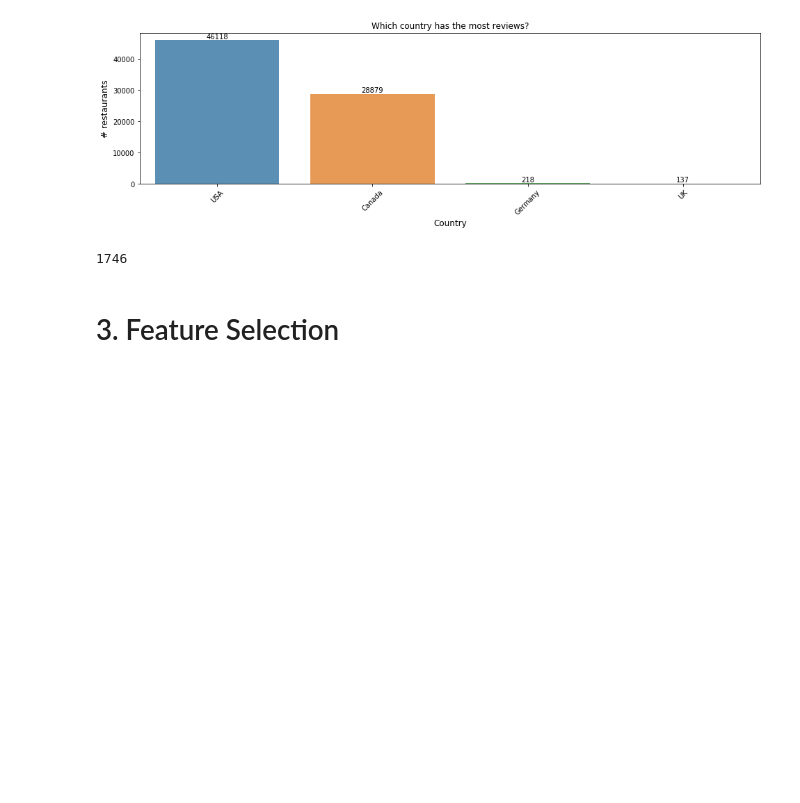
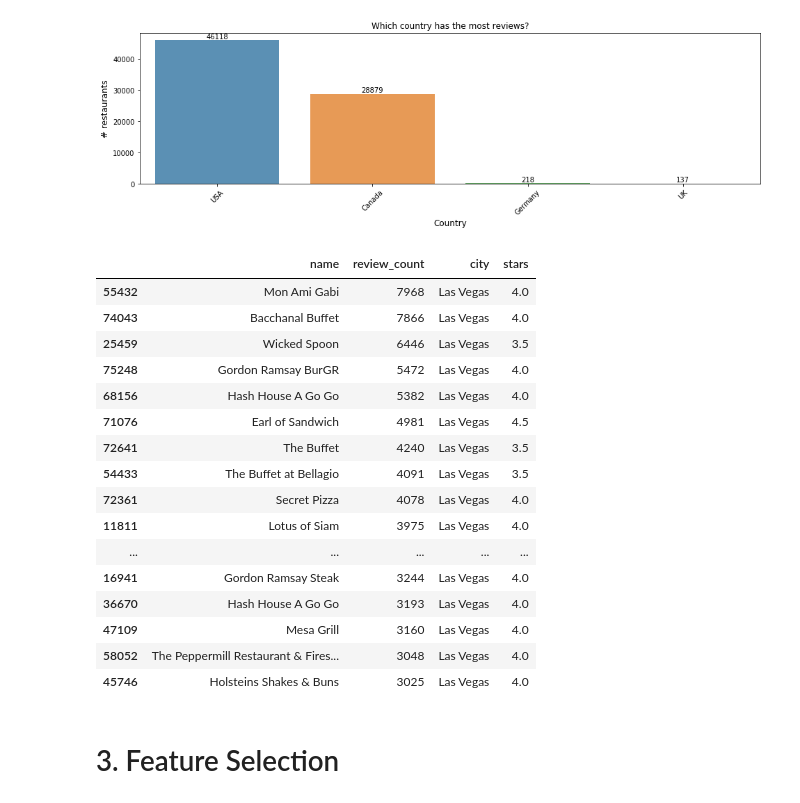
Before and after one commit to sahilarora93/Yelp_data_challenge, a Jupyter notebook: Final_Project_ML_Attributes.ipynb, the cells around one changed output. Drawn from its saved outputs; the diff is of its cells as text; code cells hidden in the pictures; blank space fills up the shorter version.

```diff
--- a/Final_Project_ML_Attributes.ipynb
+++ b/Final_Project_ML_Attributes.ipynb
@@ -255,10 +255,25 @@ plt.show()
 # %%
 # Top restaurants by number of reviews
 
-top_res = restaurants[restaurants['stars'] == 5.0]
-top_res.loc[top_res['review_count'].idxmax()]['review_count']
+restaurants[['name', 'review_count', 'city', 'stars']].sort_values(ascending=False, by="review_count")[0:20]
 # %% [output]
-1746
+|  | name | review_count | city | stars |
+| 55432 | Mon Ami Gabi | 7968 | Las Vegas | 4.0 |
+| 74043 | Bacchanal Buffet | 7866 | Las Vegas | 4.0 |
+| 25459 | Wicked Spoon | 6446 | Las Vegas | 3.5 |
+| 75248 | Gordon Ramsay BurGR | 5472 | Las Vegas | 4.0 |
+| 68156 | Hash House A Go Go | 5382 | Las Vegas | 4.0 |
+| 71076 | Earl of Sandwich | 4981 | Las Vegas | 4.5 |
+| 72641 | The Buffet | 4240 | Las Vegas | 3.5 |
+| 54433 | The Buffet at Bellagio | 4091 | Las Vegas | 3.5 |
+| 72361 | Secret Pizza | 4078 | Las Vegas | 4.0 |
+| 11811 | Lotus of Siam | 3975 | Las Vegas | 4.0 |
+| ... | ... | ... | ... | ... |
+| 16941 | Gordon Ramsay Steak | 3244 | Las Vegas | 4.0 |
+| 36670 | Hash House A Go Go | 3193 | Las Vegas | 4.0 |
+| 47109 | Mesa Grill | 3160 | Las Vegas | 4.0 |
+| 58052 | The Peppermill Restaurant & Fires... | 3048 | Las Vegas | 4.0 |
+| 45746 | Holsteins Shakes & Buns | 3025 | Las Vegas | 4.0 |
 # %% [markdown]
 # 3. Feature Selection
 # %% [markdown]
```
Also changed, not shown: parts of 38 cells of this notebook.
